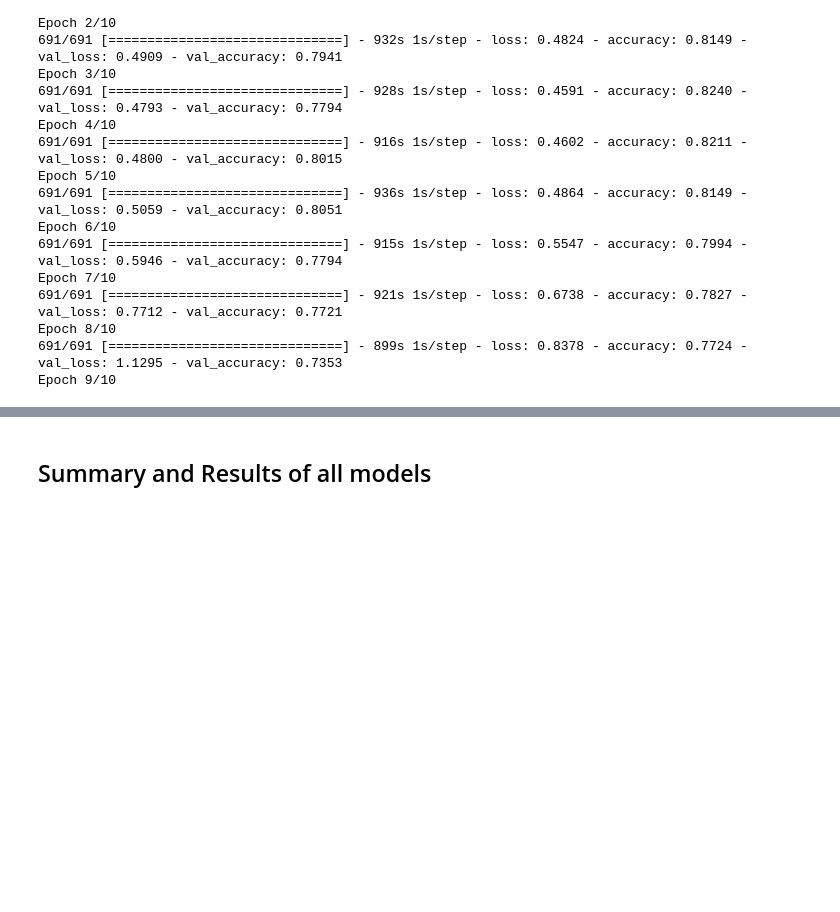
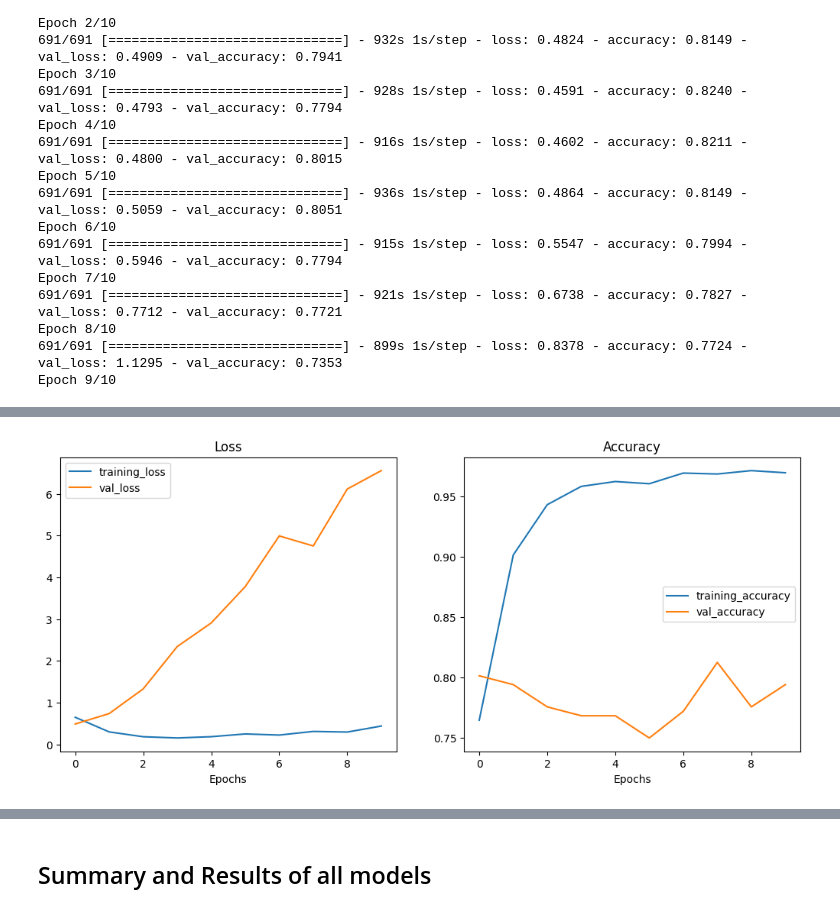
Before and after one commit to mufaddalhamidofficial/skimlit_ai, a Jupyter notebook: skimlit_kaggle.ipynb, the cells around one changed output, grey strips where cells are left out. Saved outputs shown, nothing was run; the diff lists cells and outputs as text; code cells hidden in the pictures; blank space fills up the shorter version.

```diff
--- a/skimlit_kaggle.ipynb
+++ b/skimlit_kaggle.ipynb
@@ -2749,0 +2787,84 @@ Epoch 9/10
+# %%
+train_word_char_pos_data = tf.data.Dataset.from_tensor_slices((train_sentences, train_chars_puntuations_one_hot, train_line_numbers_one_hot, train_total_lines_one_hot))
+train_word_char_pos_labels = tf.data.Dataset.from_tensor_slices(train_labels_one_hot)
+train_dataset = tf.data.Dataset.zip((train_word_char_pos_data, train_word_char_pos_labels)).batch(32).prefetch(tf.data.AUTOTUNE)
+
+val_word_char_pos_data = tf.data.Dataset.from_tensor_slices((val_sentences, val_chars_puntuations_one_hot, val_line_numbers_one_hot, val_total_lines_one_hot))
+val_word_char_pos_labels = tf.data.Dataset.from_tensor_slices(val_labels_one_hot)
+val_dataset = tf.data.Dataset.zip((val_word_char_pos_data, val_word_char_pos_labels)).batch(32).prefetch(tf.data.AUTOTUNE)
+
+test_word_char_pos_data = tf.data.Dataset.from_tensor_slices((test_sentences, test_chars_puntuations_one_hot, test_line_numbers_one_hot, test_total_lines_one_hot))
+test_word_char_pos_labels = tf.data.Dataset.from_tensor_slices(test_labels_one_hot)
+test_dataset = tf.data.Dataset.zip((test_word_char_pos_data, test_word_char_pos_labels)).batch(32).prefetch(tf.data.AUTOTUNE)
+# %%
+text_vectorizer = tf.keras.layers.TextVectorization(
+    max_tokens=max_tokens,
+    output_sequence_length=50,
+)
+
+text_vectorizer.adapt(train_sentences)
+
+embedding = tf.keras.layers.Embedding(
+    input_dim=len(text_vectorizer.get_vocabulary()),
+    output_dim=1024,
+    mask_zero=True,
+)
+
+token_inputs = tf.keras.layers.Input(shape=(1,), dtype=tf.string)
+token_vectorization = text_vectorizer(token_inputs)
+token_embedding = embedding(token_vectorization)
+token_merge = tf.keras.layers.Flatten()(token_embedding)
+token_outputs = tf.keras.layers.Dense(128, activation='relu')(token_merge)
+token_model = tf.keras.Model(token_inputs, token_outputs)
+
+char_inputs = tf.keras.layers.Input(shape=(20,26,), dtype=tf.float32, name='char_puntuation_inputs')
+char_bi_lstm = tf.keras.layers.Bidirectional(tf.keras.layers.LSTM(24))(char_inputs)
+char_outputs = tf.keras.layers.Dense(128, activation='relu')(char_bi_lstm)
+char_model = tf.keras.Model(char_inputs, char_outputs)
+
+line_number_inputs = tf.keras.layers.Input(shape=(1,), dtype=tf.float32, name='line_number_inputs')
+line_number_outputs = tf.keras.layers.Dense(32, activation='relu')(line_number_inputs)
+line_number_model = tf.keras.Model(line_number_inputs, line_number_outputs)
+
+total_lines_inputs = tf.keras.layers.Input(shape=(1,), name='total_lines_inputs')
+total_lines_outputs = tf.keras.layers.Dense(32, activation='relu')(total_lines_inputs)
+total_lines_model = tf.keras.Model(total_lines_inputs, total_lines_outputs)
+
+token_char_concatenate = tf.keras.layers.Concatenate(name="token_char_concatenate")([token_model.output, char_model.output])
+
+drop_out = tf.keras.layers.Dense(256, activation='relu')(token_char_concatenate)
+drop_out = tf.keras.layers.Dropout(0.5)(drop_out)
+
+final_concatenate = tf.keras.layers.Concatenate(name='final_concatenate')([drop_out, line_number_model.output, total_lines_model.output])
+
+outputs = tf.keras.layers.Dense(5, activation='softmax', name='output_layer')(final_concatenate)
+
+model_s_25 = tf.keras.Model([token_model.input, char_model.input, line_number_model.input, total_lines_model.input], outputs)
+
+model_s_25.compile(
+    loss="categorical_crossentropy",
+    optimizer=tf.keras.optimizers.legacy.Adam(),
+    metrics=["accuracy"],
+)
+
+model_s_25_history = model_s_25.fit(
+    train_dataset,
+    epochs=10,
+    steps_per_epoch=int(len(train_dataset)),
+    validation_data=val_dataset,
+    validation_steps=int(len(val_dataset)),
+    callbacks=get_callbacks("model_s_25"),
+)
+
+model_s_25.load_weights("skim_lit/checkpoint/model_s_25/checkpoint.ckpt")
+
+model_s_25_val_preds = tf.argmax(model_s_25.predict(val_dataset), axis=1)
+model_s_25_val_results = calculate_results(tf.argmax(val_labels_one_hot, axis=1), model_s_25_val_preds)
+print(model_s_25_val_results)
+
+plot_loss_curves(model_s_25_history)
+
+model_s_25_preds = tf.argmax(model_s_25.predict(test_dataset), axis=1)
+model_s_25_results = calculate_results(tf.argmax(test_labels_one_hot, axis=1), model_s_25_preds)
+model_s_25_results
+# %% [output]
@@ -2749,0 +2892 @@ Epoch 9/10
+[figure, added]
```
Also changed, not shown: parts of 132 cells of this notebook, 1 other file.
